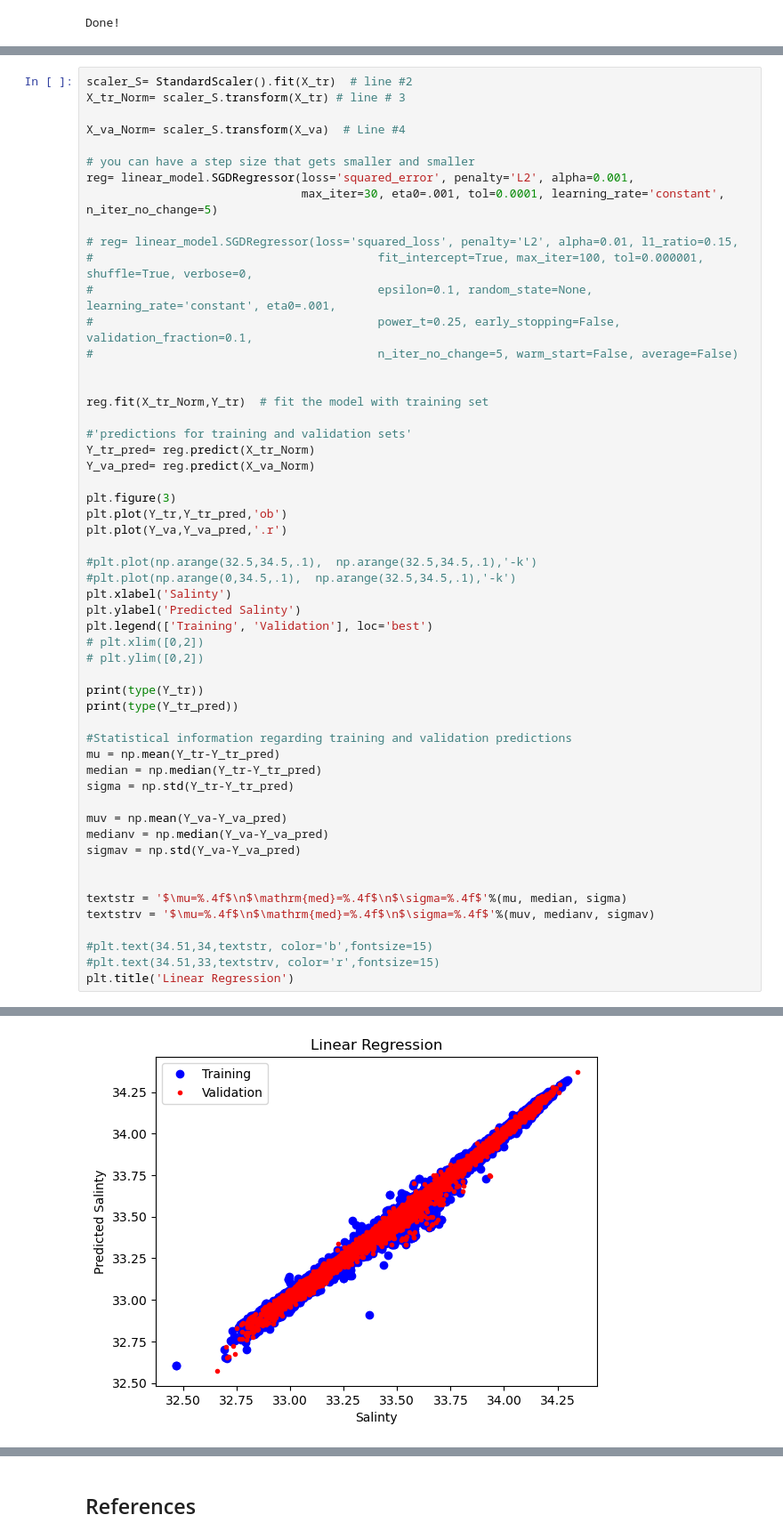
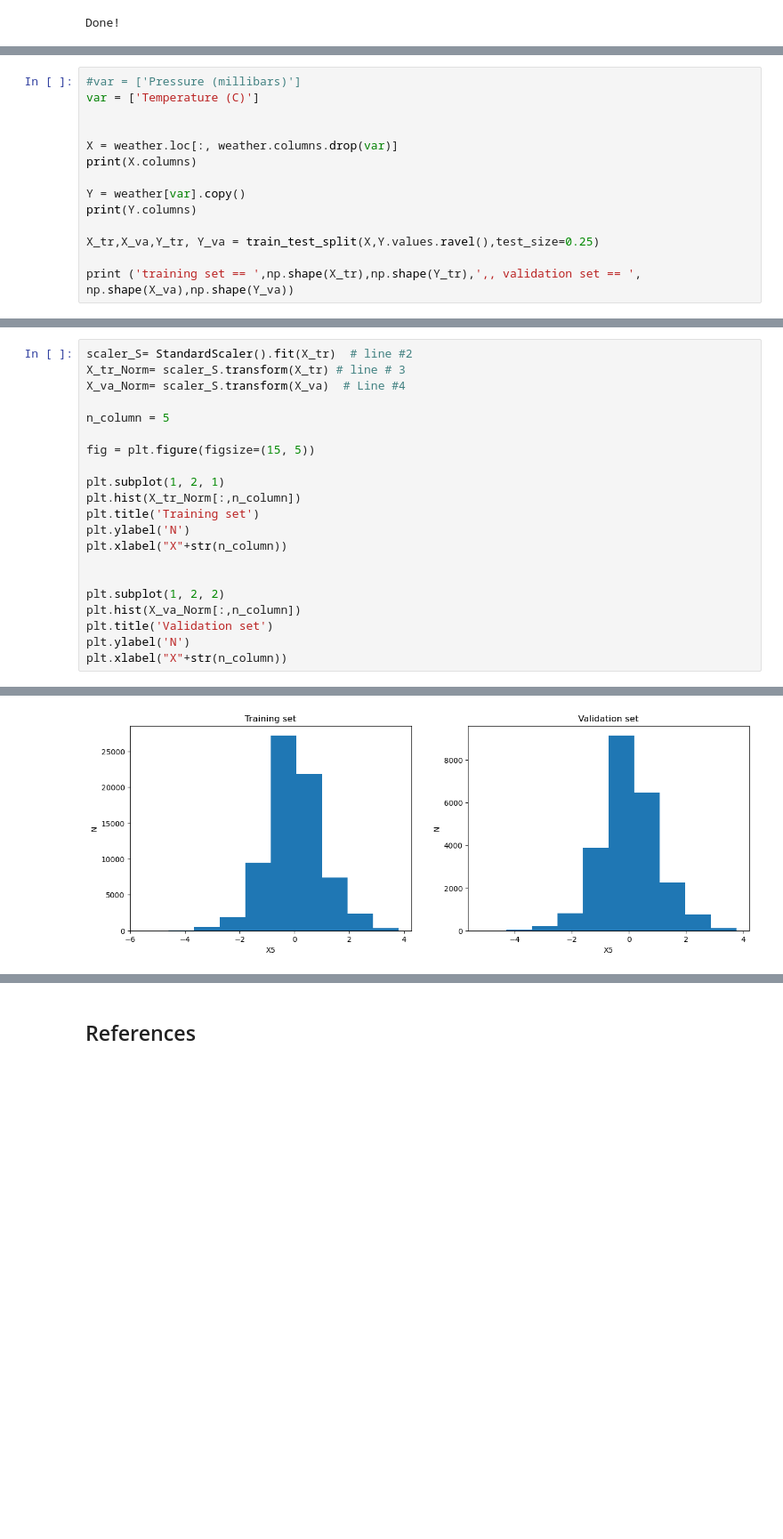
Before and after one commit to karlzam/school, a Jupyter notebook: phys555/assignment02/A2Q2-KZammit.ipynb, the cells around one changed output, grey strips where cells are left out. Shown at 89% size. Saved outputs shown, nothing was run; the diff lists cells and outputs as text; blank space fills up the shorter version.

```diff
--- a/phys555/assignment02/A2Q2-KZammit.ipynb
+++ b/phys555/assignment02/A2Q2-KZammit.ipynb
@@ -54,0 +63,14 @@ training set ==  (34232, 14) (34232,) ,, validation set ==  (11411, 14) (11411,)
+# %%
+#var = ['Pressure (millibars)']
+var = ['Temperature (C)']
+
+
+X = weather.loc[:, weather.columns.drop(var)]
+print(X.columns)
+
+Y = weather[var].copy()
+print(Y.columns)
+
+X_tr,X_va,Y_tr, Y_va = train_test_split(X,Y.values.ravel(),test_size=0.25)
+
+print ('training set == ',np.shape(X_tr),np.shape(Y_tr),',, validation set == ', np.shape(X_va),np.shape(Y_va))
@@ -55,55 +83,22 @@ training set ==  (34232, 14) (34232,) ,, validation set ==  (11411, 14) (11411,)
 # %%
 scaler_S= StandardScaler().fit(X_tr)  # line #2
 X_tr_Norm= scaler_S.transform(X_tr) # line # 3
-
 X_va_Norm= scaler_S.transform(X_va)  # Line #4
 
-# you can have a step size that gets smaller and smaller
-reg= linear_model.SGDRegressor(loss='squared_error', penalty='L2', alpha=0.001,
-                               max_iter=30, eta0=.001, tol=0.0001, learning_rate='constant', n_iter_no_change=5)
+n_column = 5
 
-# reg= linear_model.SGDRegressor(loss='squared_loss', penalty='L2', alpha=0.01, l1_ratio=0.15,
-#                                         fit_intercept=True, max_iter=100, tol=0.000001, shuffle=True, verbose=0,
-#                                         epsilon=0.1, random_state=None, learning_rate='constant', eta0=.001,
-#                                         power_t=0.25, early_stopping=False, validation_fraction=0.1,
-#                                         n_iter_no_change=5, warm_start=False, average=False)
+fig = plt.figure(figsize=(15, 5))
+
+plt.subplot(1, 2, 1)
+plt.hist(X_tr_Norm[:,n_column])
+plt.title('Training set')
+plt.ylabel('N')
+plt.xlabel("X"+str(n_column))
 
 
-reg.fit(X_tr_Norm,Y_tr)  # fit the model with training set
-
-#'predictions for training and validation sets'
-Y_tr_pred= reg.predict(X_tr_Norm)
-Y_va_pred= reg.predict(X_va_Norm)
-
-plt.figure(3)
-plt.plot(Y_tr,Y_tr_pred,'ob')
-plt.plot(Y_va,Y_va_pred,'.r')
-
-#plt.plot(np.arange(32.5,34.5,.1),  np.arange(32.5,34.5,.1),'-k')
-#plt.plot(np.arange(0,34.5,.1),  np.arange(32.5,34.5,.1),'-k')
-plt.xlabel('Salinty')
-plt.ylabel('Predicted Salinty')
-plt.legend(['Training', 'Validation'], loc='best')
-# plt.xlim([0,2])
-# plt.ylim([0,2])
-
-print(type(Y_tr))
-print(type(Y_tr_pred))
-
-#Statistical information regarding training and validation predictions
-mu = np.mean(Y_tr-Y_tr_pred)
-median = np.median(Y_tr-Y_tr_pred)
-sigma = np.std(Y_tr-Y_tr_pred)
-
-muv = np.mean(Y_va-Y_va_pred)
-medianv = np.median(Y_va-Y_va_pred)
-sigmav = np.std(Y_va-Y_va_pred)
-
-
-textstr = '$\mu=%.4f$\n$\mathrm{med}=%.4f$\n$\sigma=%.4f$'%(mu, median, sigma)
-textstrv = '$\mu=%.4f$\n$\mathrm{med}=%.4f$\n$\sigma=%.4f$'%(muv, medianv, sigmav)
-
-#plt.text(34.51,34,textstr, color='b',fontsize=15)
-#plt.text(34.51,33,textstrv, color='r',fontsize=15)
-plt.title('Linear Regression')
+plt.subplot(1, 2, 2)
+plt.hist(X_va_Norm[:,n_column])
+plt.title('Validation set')
+plt.ylabel('N')
+plt.xlabel("X"+str(n_column))
 # %% [output]
@@ -113 +106 @@ Text(0.5, 1.0, 'Linear Regression')
-[figure, old version]
+[figure, new version]
```
Also changed, not shown: parts of 7 cells of this notebook, 16 other files.
